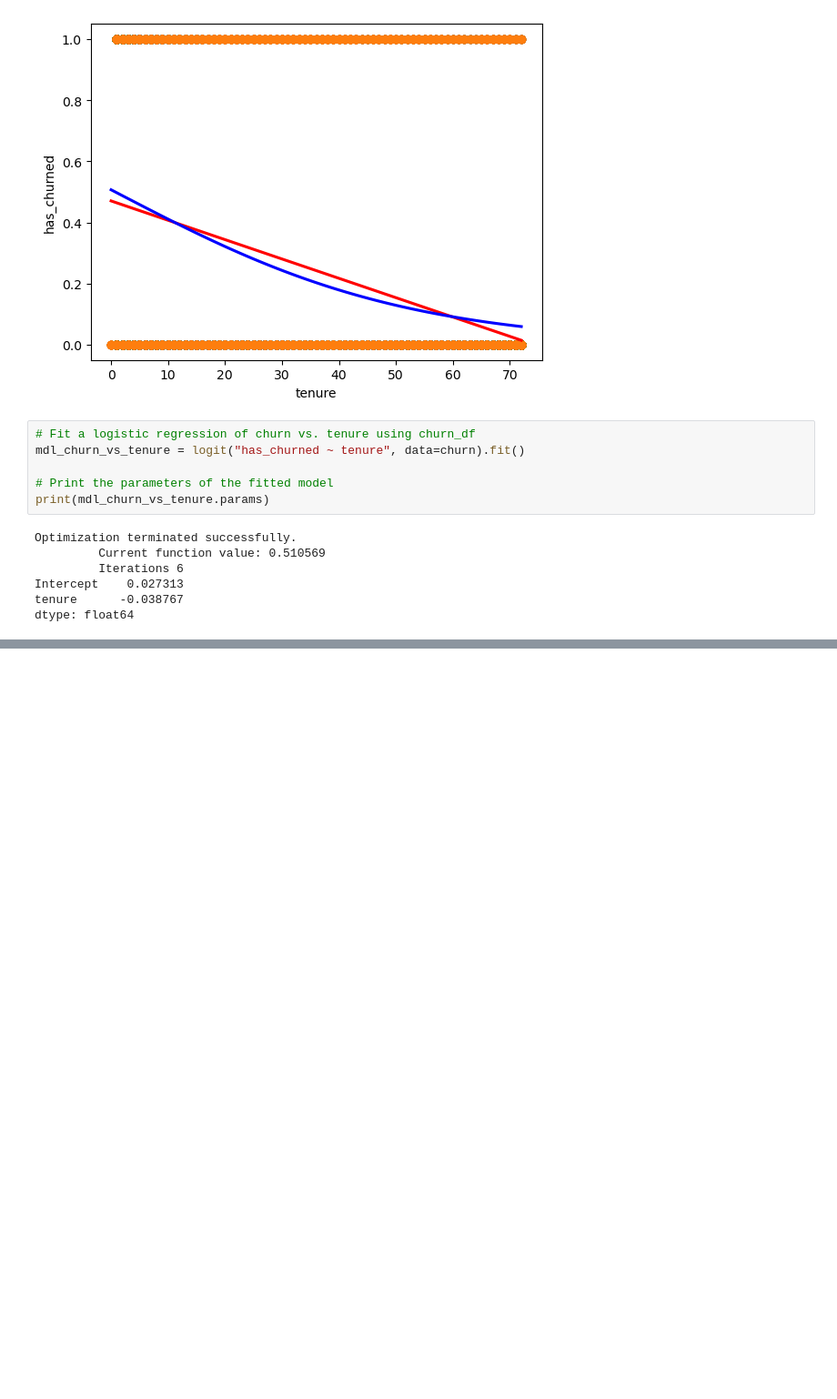
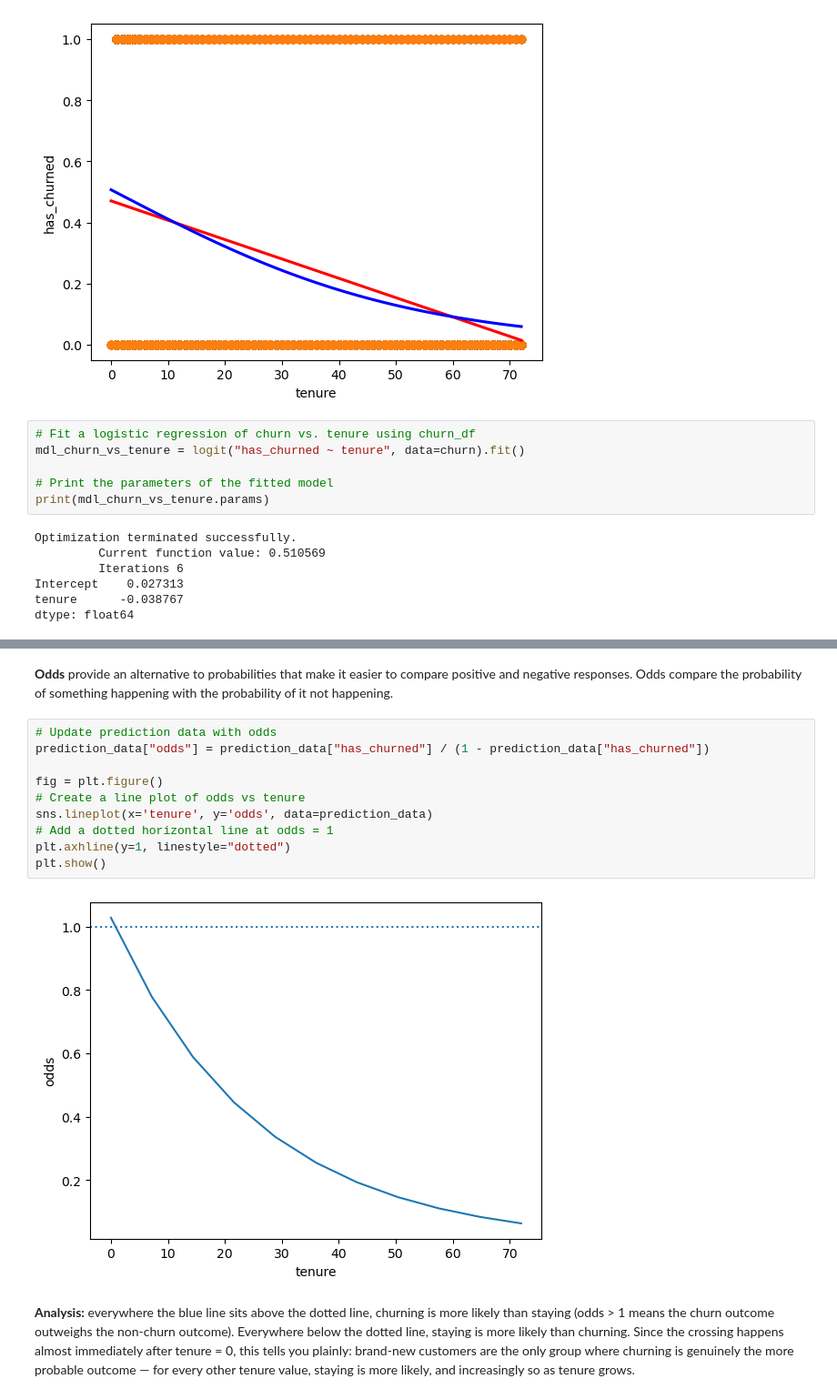
Before and after one commit to saalssall/Statistics_In_Python, a Jupyter notebook: Regression_statsmodel_1.ipynb, the cells around one changed output, grey strips where cells are left out. Shown at 91% size. Drawn from its saved outputs; the diff is of its cells as text; blank space fills up the shorter version.

```diff
--- a/Regression_statsmodel_1.ipynb
+++ b/Regression_statsmodel_1.ipynb
@@ -665,0 +714,16 @@ dtype: float64
+# %% [markdown]
+**Odds** provide an alternative to probabilities that make it easier to compare positive and negative responses. Odds compare the probability of something happening with the probability of it not happening.
+# %%
+# Update prediction data with odds
+prediction_data["odds"] = prediction_data["has_churned"] / (1 - prediction_data["has_churned"])
+
+fig = plt.figure()
+# Create a line plot of odds vs tenure
+sns.lineplot(x='tenure', y='odds', data=prediction_data)
+# Add a dotted horizontal line at odds = 1
+plt.axhline(y=1, linestyle="dotted")
+plt.show()
+# %% [output]
+[figure, added]
+# %% [markdown]
+**Analysis:** everywhere the blue line sits above the dotted line, churning is more likely than staying (odds > 1 means the churn outcome outweighs the non-churn outcome). Everywhere below the dotted line, staying is more likely than churning. Since the crossing happens almost immediately after tenure = 0, this tells you plainly: brand-new customers are the only group where churning is genuinely the more probable outcome — for every other tenure value, staying is more likely, and increasingly so as tenure grows.
```
Also changed, not shown: parts of 4 cells of this notebook.
